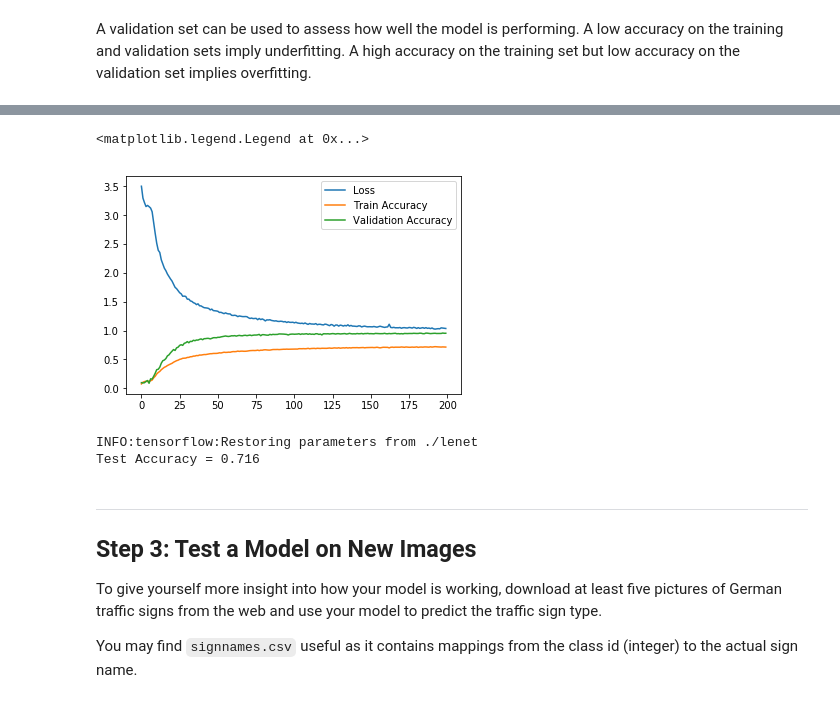
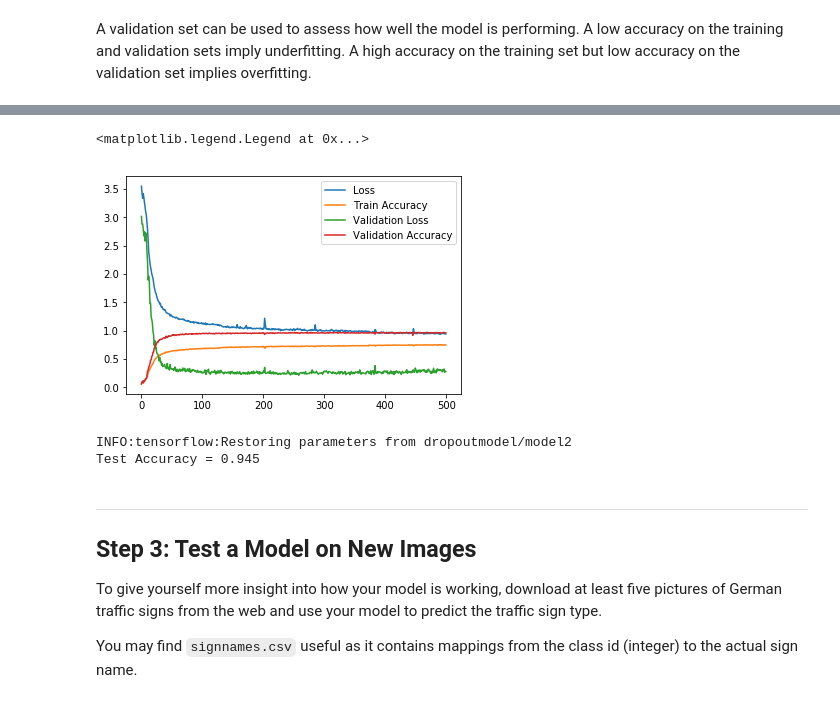
Before and after one commit to vinhngx/CarND-Traffic-Sign-Classifier-Project, a Jupyter notebook: Traffic_Sign_Classifier-dropout.ipynb, the cells around one changed output, grey strips where cells are left out. Cells and saved outputs as stored; diff of their text form; code cells hidden in the pictures.

```diff
--- a/Traffic_Sign_Classifier-dropout.ipynb
+++ b/Traffic_Sign_Classifier-dropout.ipynb
@@ -266,6 +266,6 @@ def evaluate(X_data, y_data):
     sess = tf.get_default_session()
     for offset in range(0, num_examples, BATCH_SIZE):
         batch_x, batch_y = X_data[offset:offset+BATCH_SIZE], y_data[offset:offset+BATCH_SIZE]
-        accuracy = sess.run(accuracy_operation, feed_dict={x: batch_x, y: batch_y, prob: 1})
+        accuracy, loss = sess.run([accuracy_operation, loss_operation], feed_dict={x: batch_x, y: batch_y, prob: 1})
         total_accuracy += (accuracy * len(batch_x))
-    return total_accuracy / num_examples
+    return total_accuracy / num_examples, loss
@@ -282,12 +290,13 @@ sets imply underfitting. A high accuracy on the training set but low accuracy on
 ### Feel free to use as many code cells as needed.
 from sklearn.utils import shuffle
 
-EPOCHS=200
+EPOCHS=500
 BATCH_SIZE = 1024
 
 acc_arr = []
 loss_arr = []
 val_acc_arr = []
+val_loss_arr = []
 with tf.Session() as sess:
     sess.run(tf.global_variables_initializer())
     num_examples = len(X_train_normalized)
@@ -304,24 +313,29 @@ with tf.Session() as sess:
             batch_x, batch_y = X_train_normalized[offset:end], y_train[offset:end]
             _, loss, acc = sess.run([training_operation, loss_operation, accuracy_operation],
                                     feed_dict={x: batch_x, y: batch_y, prob: 0.2})
-            #sess.run(training_operation, feed_dict={x: batch_x, y: batch_y})
             ep_loss_arr.append(loss)
             ep_acc_arr.append(acc)
 
         acc_arr.append(np.mean(ep_acc_arr))
         loss_arr.append(np.mean(ep_loss_arr))
-        validation_accuracy = evaluate(X_valid_normalized, y_valid)
+        validation_accuracy, validation_loss = evaluate(X_valid_normalized, y_valid)
         val_acc_arr.append(validation_accuracy)
-        print("EPOCH {} ...".format(i+1))
-        print("Loss = {:.3f} Train Accuracy = {:.3f} Validation Accuracy = {:.3f}".format(loss_arr[-1], acc_arr[-1], validation_accuracy))
-        print()
+        val_loss_arr.append(validation_loss)
 
-    saver.save(sess, './lenet')
-    print("Model saved")
+        print("EPOCH {} Loss = {:.3f} Validation loss: {:.3f} Train Accuracy = {:.3f} Validation Accuracy = {:.3f}".format(i+1,
+                                                                                                                             loss_arr[-1],
+                                                                                                                             val_loss_arr[-1],
+                                                                                                                             acc_arr[-1],
+                                                                                                                             validation_accuracy))
+        if i%10==0:
+            saver.save(sess, './dropoutmodel/model2')
+    saver.save(sess, './dropoutmodel/model2')
+    print("Final model saved")
 plt.plot(loss_arr)
 plt.plot(acc_arr)
+plt.plot(val_loss_arr)
 plt.plot(val_acc_arr)
-plt.legend(['Loss', 'Train Accuracy', 'Validation Accuracy'])
+plt.legend(['Loss', 'Train Accuracy', 'Validation Loss', 'Validation Accuracy'])
 # %% [output]
 Training...
 
@@ -343,16 +357,16 @@ Model saved
 <matplotlib.legend.Legend at 0x...>
-[figure, old version]
+[figure, new version]
 # %%
 #Final test on hold-out test set
 
 with tf.Session() as sess:
-    saver.restore(sess, tf.train.latest_checkpoint('.'))
+    saver.restore(sess, tf.train.latest_checkpoint('dropoutmodel'))
 
-    test_accuracy = evaluate(X_test, y_test)
+    test_accuracy, loss = evaluate(X_test_normalized, y_test)
     print("Test Accuracy = {:.3f}".format(test_accuracy))
 # %% [output]
-INFO:tensorflow:Restoring parameters from ./lenet
-Test Accuracy = 0.716
+INFO:tensorflow:Restoring parameters from dropoutmodel/model2
+Test Accuracy = 0.945
 # %% [markdown]
 ---
 
```
Also changed, not shown: parts of 14 cells of this notebook, 12 other files.
